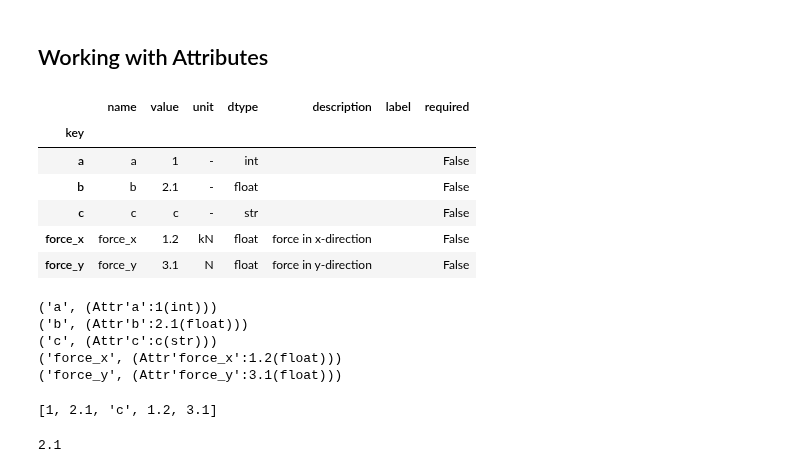
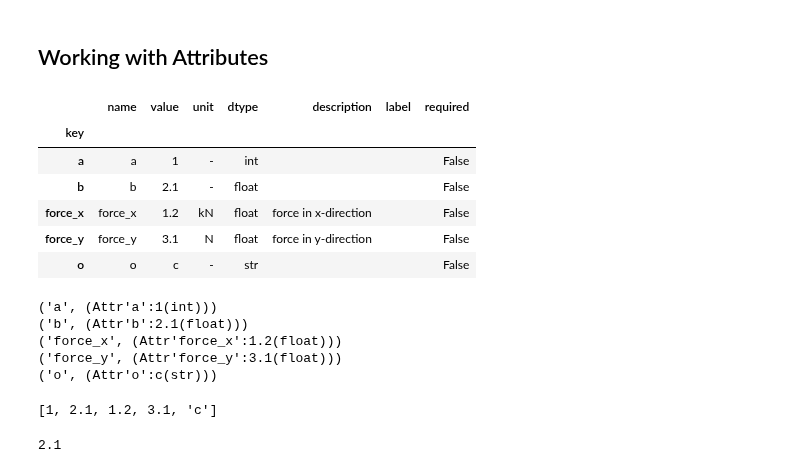
Before and after one commit to lepy/sdata, a Jupyter notebook: ipynb/sdata_metadata.ipynb, the cells around one changed output. Cells and saved outputs as stored; diff of their text form; code cells hidden in the pictures.

```diff
--- a/ipynb/sdata_metadata.ipynb
+++ b/ipynb/sdata_metadata.ipynb
@@ -106,29 +106,29 @@ m.df
 # %%
 m["a"] = 1
 m["b"] = 2.1
-m["c"] = "c"
+m["o"] = "c"
 m.df
 # %% [output]
 |  | name | value | unit | dtype | description | label | required |
 | key |  |  |  |  |  |  |  |
 | a | a | 1 | - | int |  |  | False |
 | b | b | 2.1 | - | float |  |  | False |
-| c | c | c | - | str |  |  | False |
 | force_x | force_x | 1.2 | kN | float | force in x-direction |  | False |
 | force_y | force_y | 3.1 | N | float | force in y-direction |  | False |
+| o | o | c | - | str |  |  | False |
 # %%
 for a in m:
     print(a)
 # %% [output]
 ('a', (Attr'a':1(int)))
 ('b', (Attr'b':2.1(float)))
-('c', (Attr'c':c(str)))
 ('force_x', (Attr'force_x':1.2(float)))
 ('force_y', (Attr'force_y':3.1(float)))
+('o', (Attr'o':c(str)))
 # %%
 [a.value for k, a in m]
 # %% [output]
-[1, 2.1, 'c', 1.2, 3.1]
+[1, 2.1, 1.2, 3.1, 'c']
 # %%
 m["b"].value
 # %% [output]
```
Also changed, not shown: parts of 18 cells of this notebook, 3 other files.
